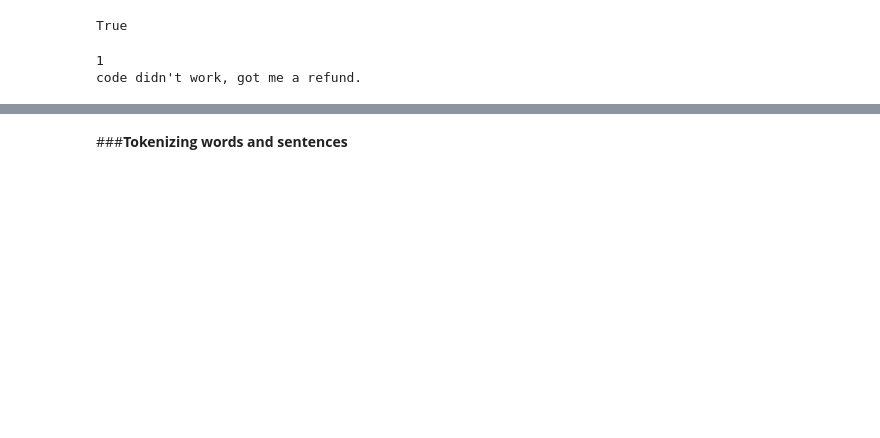
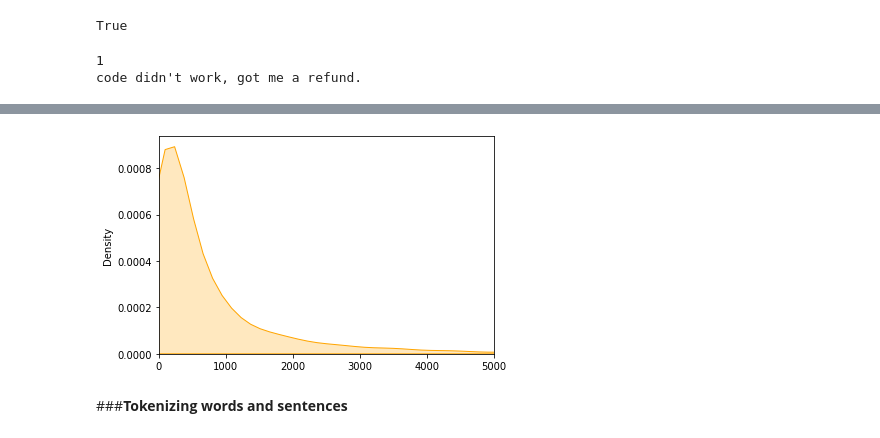
Before and after one commit to d4nielmeyer/Sentiment-Analysis-for-Marketing, a Jupyter notebook: Notebooks/02_CreateDictionaryBasedSentimentAnalyzer.ipynb, the cells around one changed output, grey strips where cells are left out. Cells and saved outputs as stored; diff of their text form; code cells hidden in the pictures; blank space fills up the shorter version.

```diff
--- a/Notebooks/02_CreateDictionaryBasedSentimentAnalyzer.ipynb
+++ b/Notebooks/02_CreateDictionaryBasedSentimentAnalyzer.ipynb
@@ -86,3 +89,14 @@ print(df.iloc[1]['reviews'])
 # %% [output]
 1
 code didn't work, got me a refund.
+# %%
+# checking review length
+reviews_list = df['reviews'].tolist()
+for index, review in enumerate(reviews_list[:16]):
+    print(f'Index: {index} Length: {len(review)}')
+
+length = [len(x) for x in reviews_list]
+print('\nmin', np.min(length))
+print('mean', np.mean(length))
+print('std', np.std(length))
+print('max', np.max(length))
@@ -89,2 +121,9 @@ code didn't work, got me a refund.
+# %%
+# plot review length distribution
+reviews_list = df['reviews'].tolist()
+plt.xlim(0, 5000)
+p = sns.kdeplot(length, shade=True, color='orange')
+# %% [output]
+[figure, added]
 # %% [markdown]
 ###**Tokenizing words and sentences**
```
Also changed, not shown: parts of 13 cells of this notebook, 1 other file.
